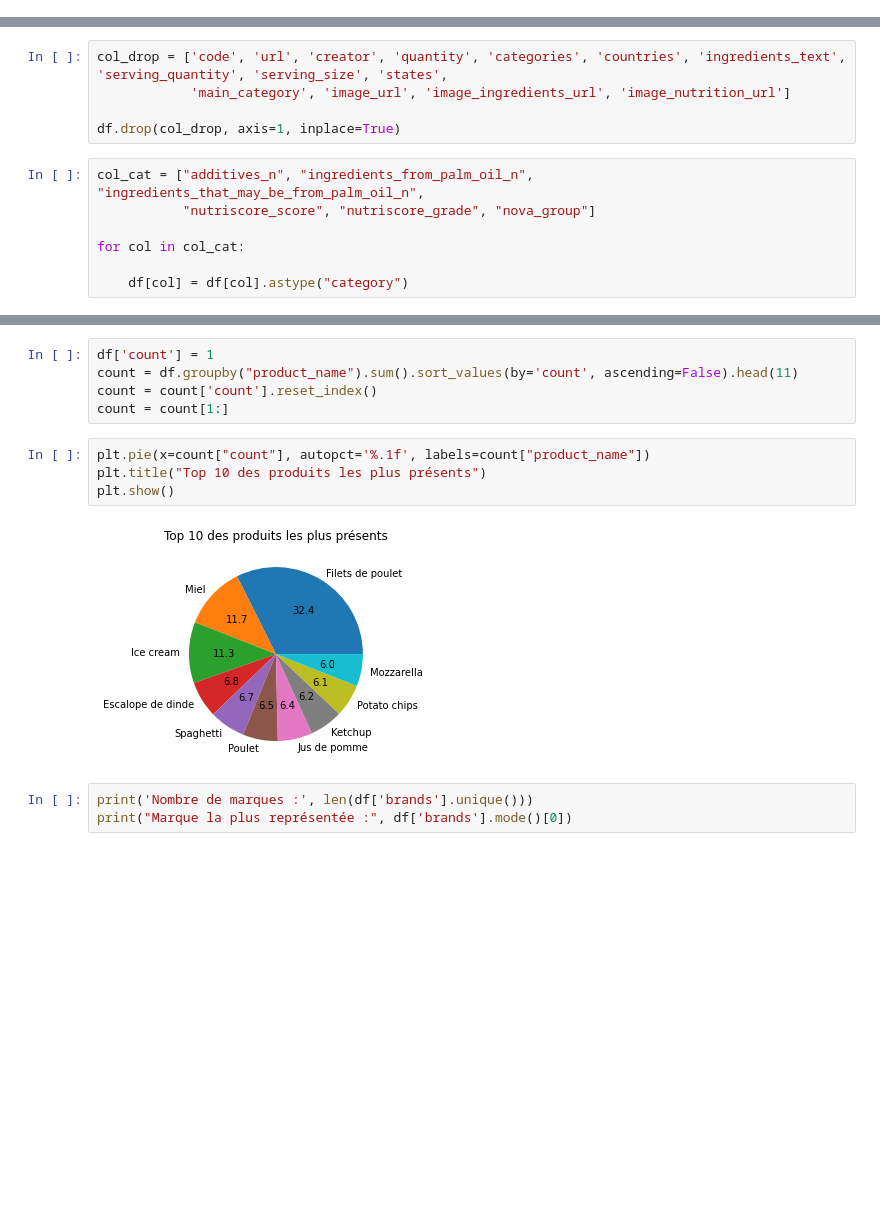
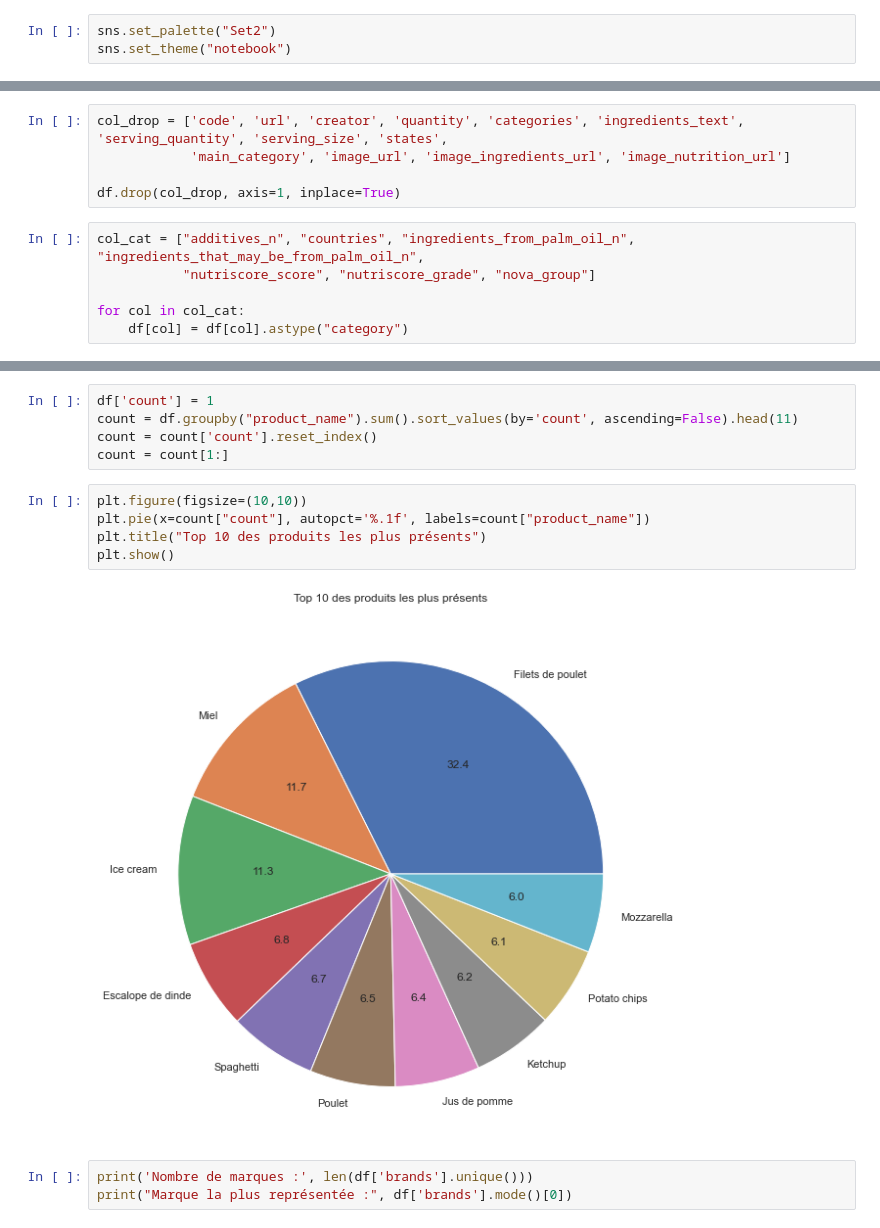
Before and after one commit to Sylvariane/Concevez_une_app_au_service_de_la_sante_publique, a Jupyter notebook: PSante_02_notebookexploration.ipynb, the cells around one changed output, grey strips where cells are left out. Cells and saved outputs as stored; diff of their text form; blank space fills up the shorter version.

```diff
--- a/PSante_02_notebookexploration.ipynb
+++ b/PSante_02_notebookexploration.ipynb
@@ -12,6 +12,9 @@ import scipy.stats as stats
 import pingouin as pg
 import matplotlib.pyplot as plt
 import seaborn as sns
+# %%
+sns.set_palette("Set2")
+sns.set_theme("notebook")
 # %%
 filepath = 'openfoodfacts_clean_mean.csv'
 # %%
@@ -38,16 +41,15 @@ Index(['code', 'url', 'creator', 'product_name', 'quantity', 'brands',
        'created_years', 'last_modified_date', 'last_modified_years'],
       dtype='object')
 # %%
-col_drop = ['code', 'url', 'creator', 'quantity', 'categories', 'countries', 'ingredients_text', 'serving_quantity', 'serving_size', 'states',
+col_drop = ['code', 'url', 'creator', 'quantity', 'categories', 'ingredients_text', 'serving_quantity', 'serving_size', 'states',
             'main_category', 'image_url', 'image_ingredients_url', 'image_nutrition_url']
 
 df.drop(col_drop, axis=1, inplace=True)
 # %%
-col_cat = ["additives_n", "ingredients_from_palm_oil_n", "ingredients_that_may_be_from_palm_oil_n",
+col_cat = ["additives_n", "countries", "ingredients_from_palm_oil_n", "ingredients_that_may_be_from_palm_oil_n",
            "nutriscore_score", "nutriscore_grade", "nova_group"]
 
 for col in col_cat:
-
     df[col] = df[col].astype("category")
 # %%
 df.shape
@@ -69,11 +71,12 @@ count = df.groupby("product_name").sum().sort_values(by='count', ascending=False
 count = count['count'].reset_index()
 count = count[1:]
 # %%
+plt.figure(figsize=(10,10))
 plt.pie(x=count["count"], autopct='%.1f', labels=count["product_name"])
 plt.title("Top 10 des produits les plus présents")
 plt.show()
 # %% [output]
-[figure, old version]
+[figure, new version]
 # %%
 print('Nombre de marques :', len(df['brands'].unique()))
 print("Marque la plus représentée :", df['brands'].mode()[0])
```
Also changed, not shown: parts of 11 cells of this notebook.
